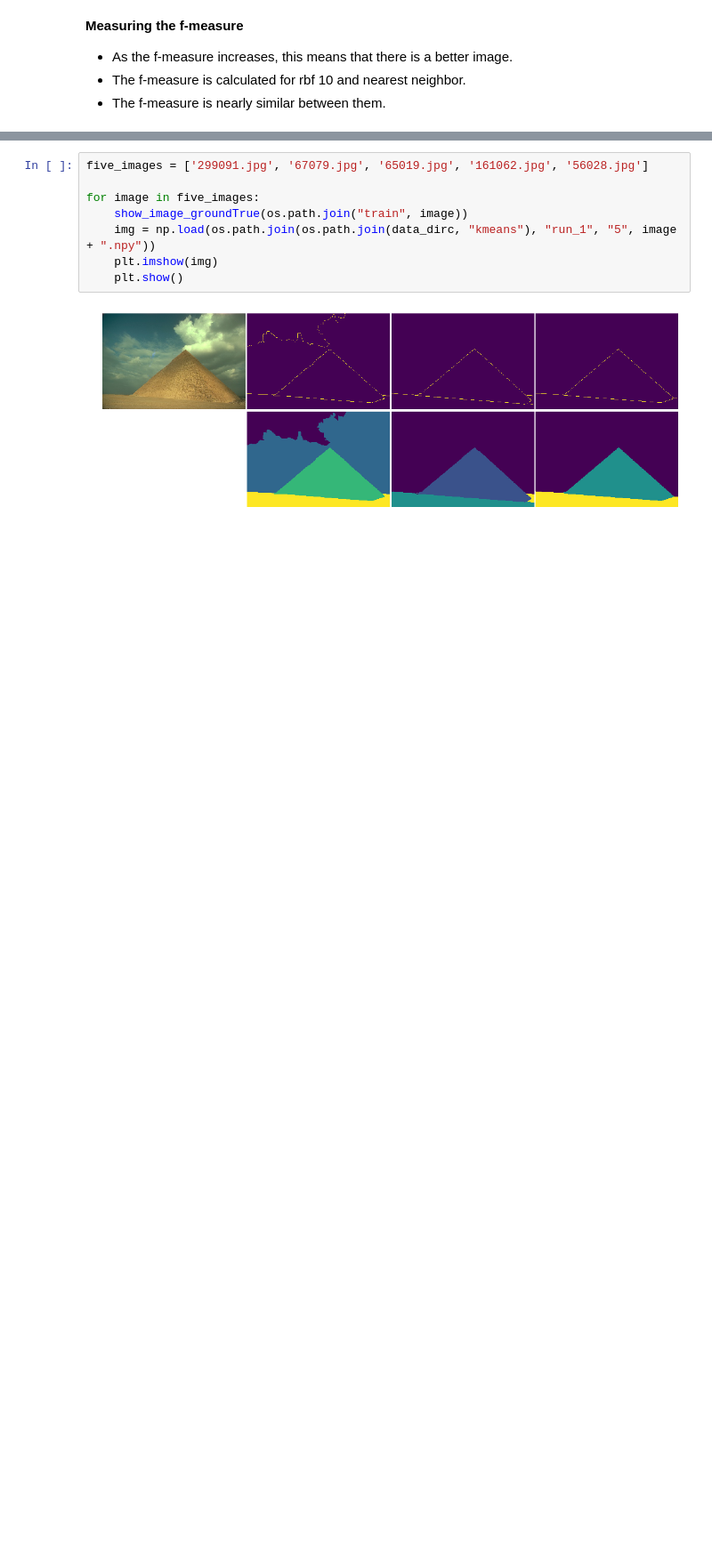
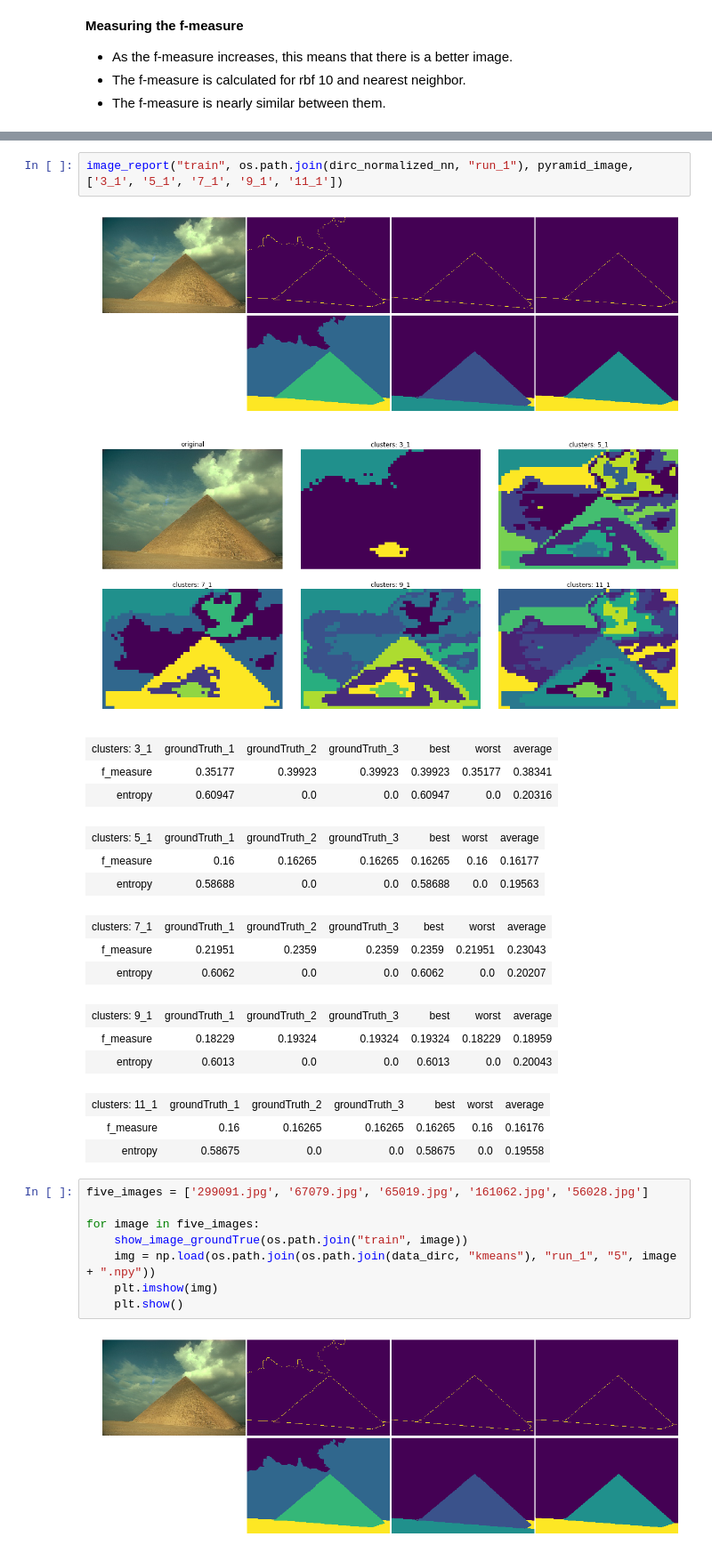
Before and after one commit to M7moudHussein/Image-Segmentaion, a Jupyter notebook: clustering.ipynb, the cells around one changed output, grey strips where cells are left out. Shown at 89% size. Saved outputs shown, nothing was run; the diff lists cells and outputs as text; blank space fills up the shorter version.

```diff
--- a/clustering.ipynb
+++ b/clustering.ipynb
@@ -716,3 +719,23 @@ rbf entropy
+# %%
+image_report("train", os.path.join(dirc_normalized_nn, "run_1"), pyramid_image, ['3_1', '5_1', '7_1', '9_1', '11_1'])
+# %% [output]
+[figure, added]
+[figure, added]
+| clusters: 3_1 | groundTruth_1 | groundTruth_2 | groundTruth_3 | best | worst | average |
+| f_measure | 0.35177 | 0.39923 | 0.39923 | 0.39923 | 0.35177 | 0.38341 |
+| entropy | 0.60947 | 0.0 | 0.0 | 0.60947 | 0.0 | 0.20316 |
+| clusters: 5_1 | groundTruth_1 | groundTruth_2 | groundTruth_3 | best | worst | average |
+| f_measure | 0.16 | 0.16265 | 0.16265 | 0.16265 | 0.16 | 0.16177 |
+| entropy | 0.58688 | 0.0 | 0.0 | 0.58688 | 0.0 | 0.19563 |
+| clusters: 7_1 | groundTruth_1 | groundTruth_2 | groundTruth_3 | best | worst | average |
+| f_measure | 0.21951 | 0.2359 | 0.2359 | 0.2359 | 0.21951 | 0.23043 |
+| entropy | 0.6062 | 0.0 | 0.0 | 0.6062 | 0.0 | 0.20207 |
+| clusters: 9_1 | groundTruth_1 | groundTruth_2 | groundTruth_3 | best | worst | average |
+| f_measure | 0.18229 | 0.19324 | 0.19324 | 0.19324 | 0.18229 | 0.18959 |
+| entropy | 0.6013 | 0.0 | 0.0 | 0.6013 | 0.0 | 0.20043 |
+| clusters: 11_1 | groundTruth_1 | groundTruth_2 | groundTruth_3 | best | worst | average |
+| f_measure | 0.16 | 0.16265 | 0.16265 | 0.16265 | 0.16 | 0.16176 |
+| entropy | 0.58675 | 0.0 | 0.0 | 0.58675 | 0.0 | 0.19558 |
 # %%
 five_images = ['299091.jpg', '67079.jpg', '65019.jpg', '161062.jpg', '56028.jpg']
 
```
Also changed, not shown: parts of 14 cells of this notebook.
